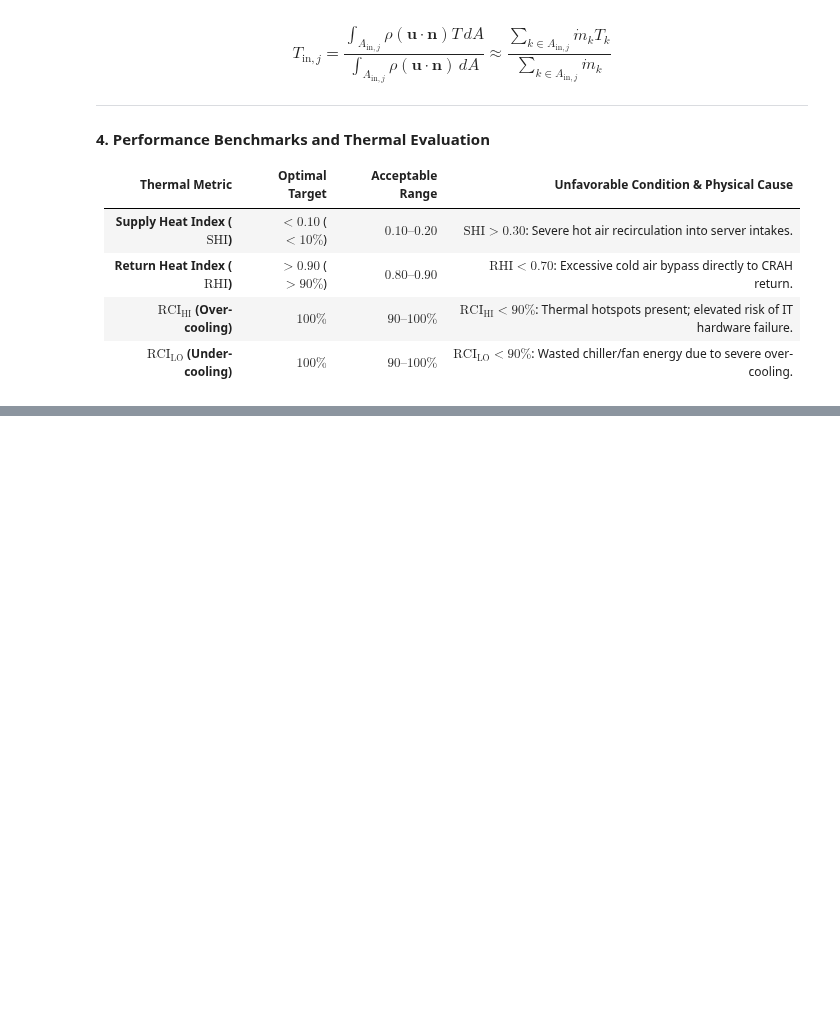
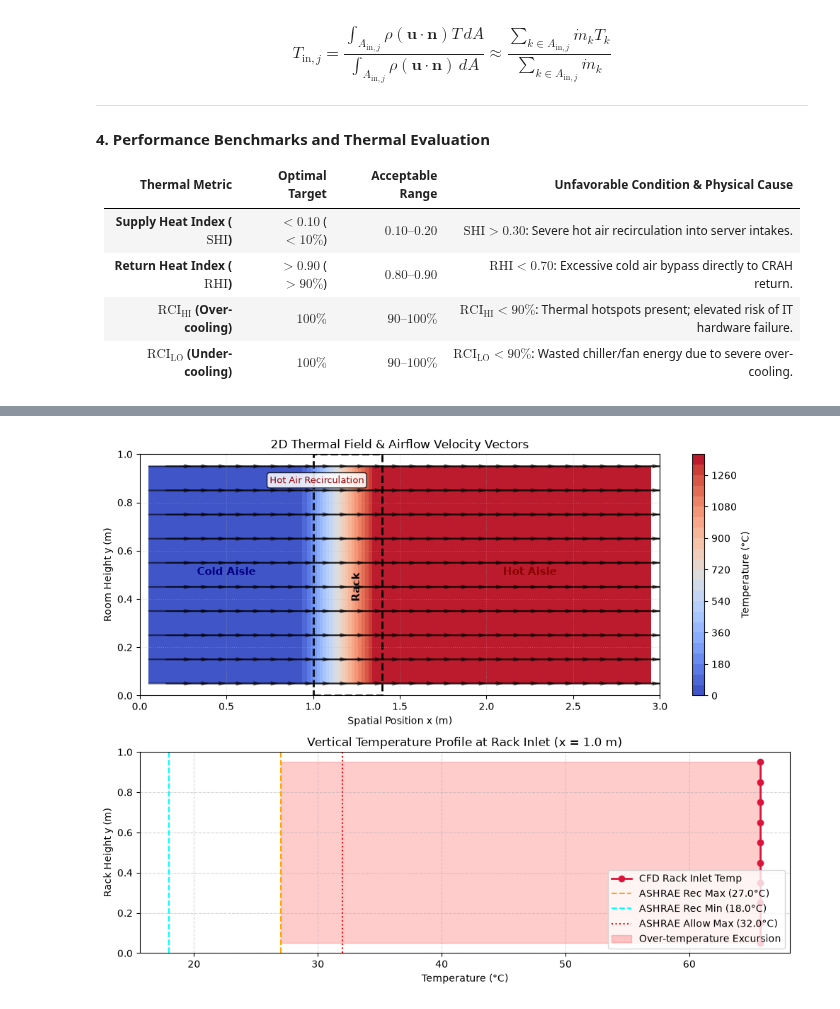
Before and after one commit to mtsn-lab/me137-237a, a Jupyter notebook: examples/thermalMetrics.ipynb, the cells around one changed output, grey strips where cells are left out. Cells and saved outputs as stored; diff of their text form; code cells hidden in the pictures; blank space fills up the shorter version.

```diff
--- a/examples/thermalMetrics.ipynb
+++ b/examples/thermalMetrics.ipynb
@@ -101,8 +101,8 @@ u = np.full((Nx, Ny), 1.5)   # Base streamwise velocity
 v = np.zeros((Nx, Ny))
 
 # Model hot air recirculation at top 20% of rack (j >= 8)
-u[rack_i_start-2:rack_i_start, 8:] = -0.5  # Reverse flow (recirculation)
-u[rack_i_start:rack_i_end+2, 8:] = 0.8    # Reduced streamwise velocity
+#u[rack_i_start-2:rack_i_start, 8:] = -0.5  # Reverse flow (recirculation)
+#u[rack_i_start:rack_i_end+2, 8:] = 0.8    # Reduced streamwise velocity
 
 # ==========================================
 # 2. FINITE VOLUME ENERGY SOLVER (2D Upwind)
@@ -204 +204,68 @@ RCI_HI (Over-temperature): -4413.2%  (Target: 100%)
 RCI_LO (Under-temperature): 100.0%  (Target: 100%)
+# %%
+import matplotlib.pyplot as plt
+import matplotlib.patches as patches
+
+# Construct coordinate grids for cell centers
+x_c = np.linspace(dx / 2, Lx - dx / 2, Nx)
+y_c = np.linspace(dy / 2, Ly - dy / 2, Ny)
+X, Y = np.meshgrid(x_c, y_c, indexing="ij")
+
+fig, (ax1, ax2) = plt.subplots(2, 1, figsize=(10, 8), gridspec_kw={'height_ratios': [1.2, 1]})
+
+# ==========================================
+# PANEL 1: 2D TEMPERATURE & VELOCITY FIELD
+# ==========================================
+contour = ax1.contourf(X, Y, T, levels=25, cmap='coolwarm')
+cbar = fig.colorbar(contour, ax=ax1, orientation='vertical', label='Temperature (°C)')
+
+# Overlay velocity vectors (Quiver plot)
+ax1.quiver(X, Y, u, v, color='black', alpha=0.6, scale=18, width=0.003)
+
+# Highlight Server Rack Region
+rack_x_min, rack_x_max = x_c[rack_i_start], x_c[rack_i_end - 1]
+rack_box = patches.Rectangle(
+    (rack_x_min - dx / 2, 0), (rack_x_max - rack_x_min + dx), Ly,
+    linewidth=2, edgecolor='black', facecolor='none', linestyle='--', label='Server Rack Zone'
+)
+ax1.add_patch(rack_box)
+
+# Annotate domain features
+ax1.text(0.5, 0.5, 'Cold Aisle', fontsize=11, fontweight='bold', color='navy', ha='center')
+ax1.text(1.25, 0.4, 'Rack', fontsize=11, fontweight='bold', color='black', ha='center', rotation=90)
+ax1.text(2.25, 0.5, 'Hot Aisle', fontsize=11, fontweight='bold', color='darkred', ha='center')
+ax1.text(0.75, 0.88, 'Hot Air Recirculation', fontsize=9, color='darkred',
+         bbox=dict(boxstyle='round,pad=0.3', facecolor='white', alpha=0.85))
+
+ax1.set_title('2D Thermal Field & Airflow Velocity Vectors')
+ax1.set_xlabel('Spatial Position x (m)')
+ax1.set_ylabel('Room Height y (m)')
+ax1.set_xlim(0, Lx)
+ax1.set_ylim(0, Ly)
+ax1.grid(True, linestyle=':', alpha=0.4)
+
+# ==========================================
+# PANEL 2: RACK INLET TEMPERATURE PROFILE
+# ==========================================
+T_rack_in = T[rack_i_start - 1, :]
+
+ax2.plot(T_rack_in, y_c, 'o-', color='crimson', linewidth=2, label='CFD Rack Inlet Temp')
+ax2.axvline(T_rec_max, color='orange', linestyle='--', linewidth=1.5, label=f'ASHRAE Rec Max ({T_rec_max}°C)')
+ax2.axvline(T_rec_min, color='cyan', linestyle='--', linewidth=1.5, label=f'ASHRAE Rec Min ({T_rec_min}°C)')
+ax2.axvline(T_all_max, color='red', linestyle=':', linewidth=1.5, label=f'ASHRAE Allow Max ({T_all_max}°C)')
+
+# Highlight thermal non-compliance zone
+ax2.fill_betweenx(y_c, T_rec_max, T_rack_in, where=(T_rack_in > T_rec_max),
+                 color='red', alpha=0.2, label='Over-temperature Excursion')
+
+ax2.set_title('Vertical Temperature Profile at Rack Inlet (x = 1.0 m)')
+ax2.set_xlabel('Temperature (°C)')
+ax2.set_ylabel('Rack Height y (m)')
+ax2.set_ylim(0, Ly)
+ax2.grid(True, linestyle='--', alpha=0.5)
+ax2.legend(loc='lower right')
+
+plt.tight_layout()
+plt.show()
+# %% [output]
+[figure, added]
```
Also changed, not shown: parts of 1 cell of this notebook, 1 other file.
